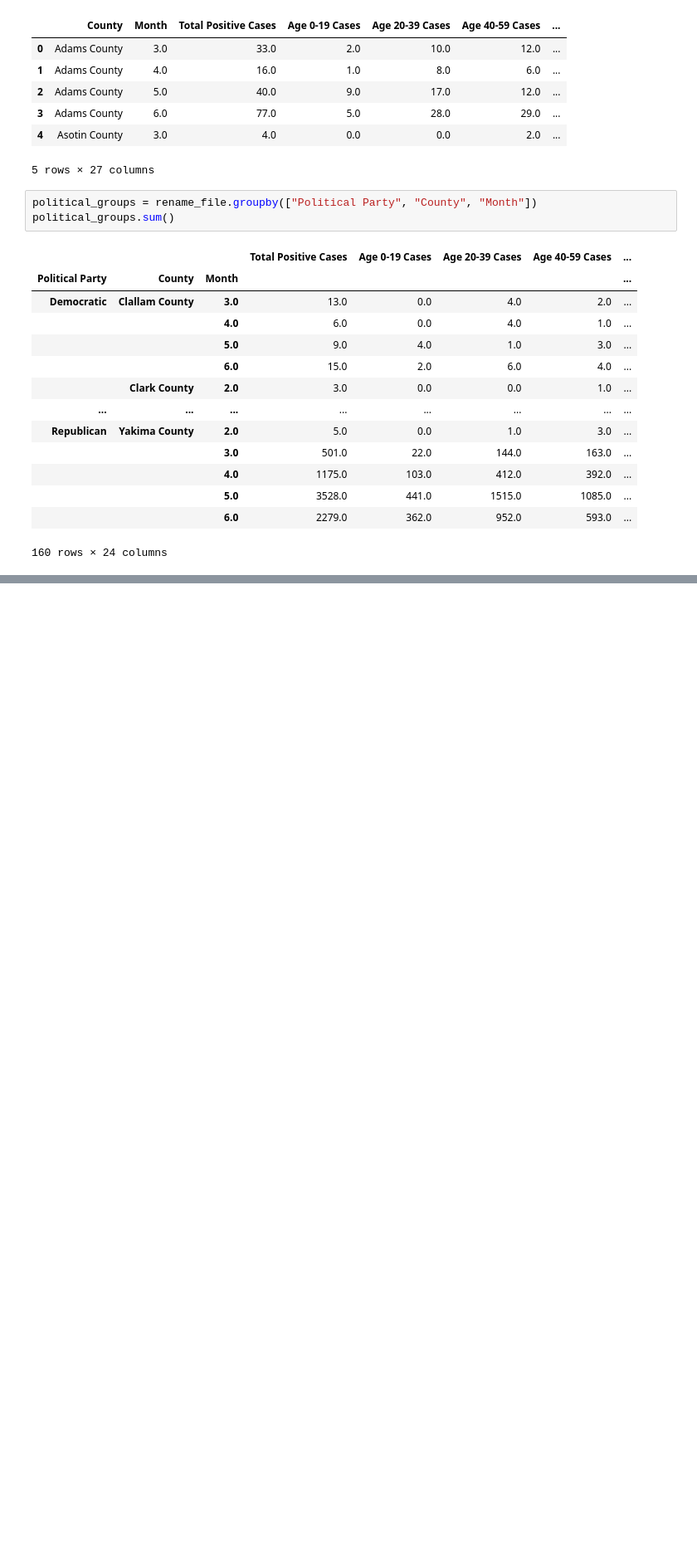
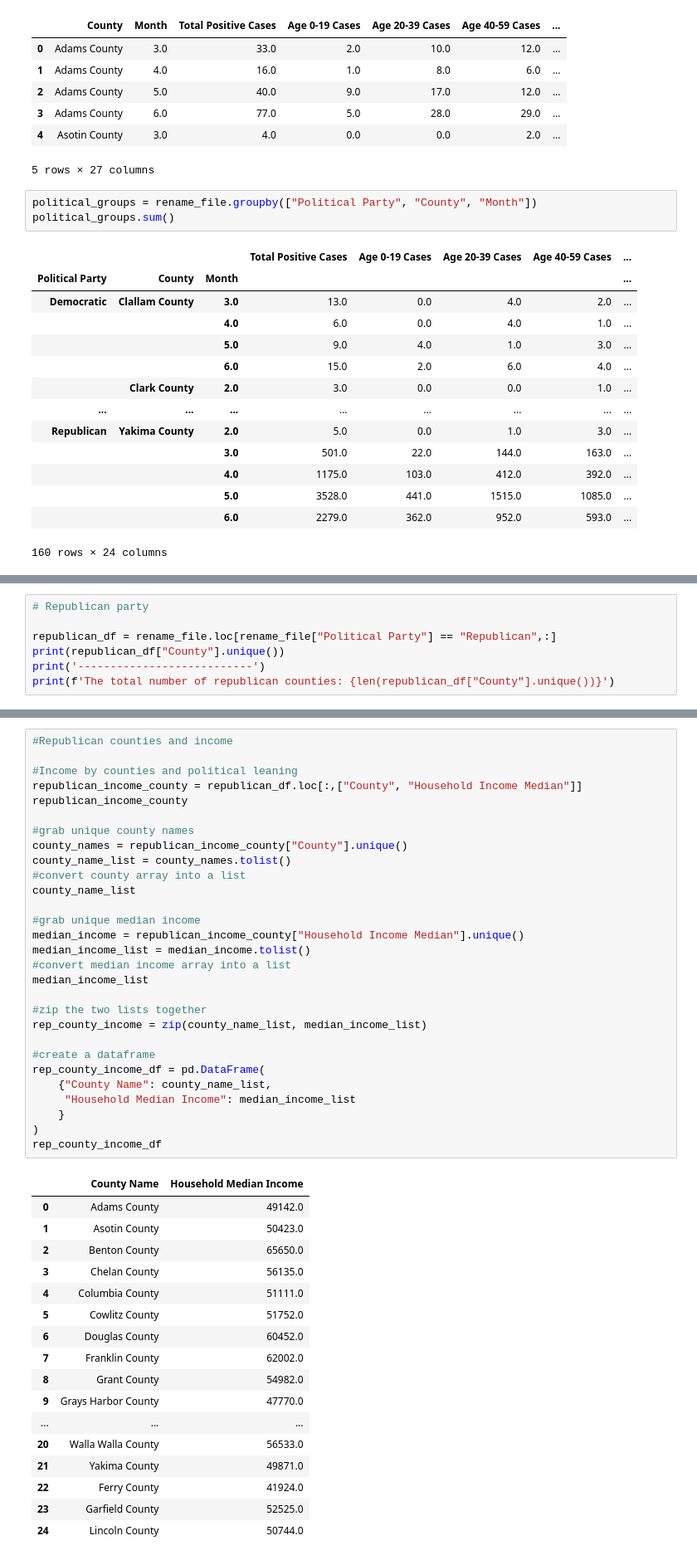
Before and after one commit to mocchicone/Covid-19-Outcomes-in-Washington-State, a Jupyter notebook: Nghia Analysis.ipynb, the cells around one changed output, grey strips where cells are left out. Shown: that part at 83% size. Drawn from its saved outputs; the diff is of its cells as text; blank space fills up the shorter version.

```diff
--- a/Nghia Analysis.ipynb
+++ b/Nghia Analysis.ipynb
@@ -138,0 +142,7 @@ plt.plot(x_axis, sin, linewidth=0, marker="o", color="blue")
+# %%
+# Republican party
+
+republican_df = rename_file.loc[rename_file["Political Party"] == "Republican",:]
+print(republican_df["County"].unique())
+print('---------------------------')
+print(f'The total number of republican counties: {len(republican_df["County"].unique())}')
@@ -138,0 +221,47 @@ plt.plot(x_axis, sin, linewidth=0, marker="o", color="blue")
+# %%
+#Republican counties and income
+
+#Income by counties and political leaning
+republican_income_county = republican_df.loc[:,["County", "Household Income Median"]]
+republican_income_county
+
+#grab unique county names
+county_names = republican_income_county["County"].unique()
+county_name_list = county_names.tolist()
+#convert county array into a list
+county_name_list
+
+#grab unique median income
+median_income = republican_income_county["Household Income Median"].unique()
+median_income_list = median_income.tolist()
+#convert median income array into a list
+median_income_list
+
+#zip the two lists together
+rep_county_income = zip(county_name_list, median_income_list)
+
+#create a dataframe
+rep_county_income_df = pd.DataFrame(
+    {"County Name": county_name_list,
+     "Household Median Income": median_income_list
+    }
+)
+rep_county_income_df
+# %% [output]
+|  | County Name | Household Median Income |
+| 0 | Adams County | 49142.0 |
+| 1 | Asotin County | 50423.0 |
+| 2 | Benton County | 65650.0 |
+| 3 | Chelan County | 56135.0 |
+| 4 | Columbia County | 51111.0 |
+| 5 | Cowlitz County | 51752.0 |
+| 6 | Douglas County | 60452.0 |
+| 7 | Franklin County | 62002.0 |
+| 8 | Grant County | 54982.0 |
+| 9 | Grays Harbor County | 47770.0 |
+| ... | ... | ... |
+| 20 | Walla Walla County | 56533.0 |
+| 21 | Yakima County | 49871.0 |
+| 22 | Ferry County | 41924.0 |
+| 23 | Garfield County | 52525.0 |
+| 24 | Lincoln County | 50744.0 |
```
Also changed, not shown: parts of 8 cells of this notebook.
